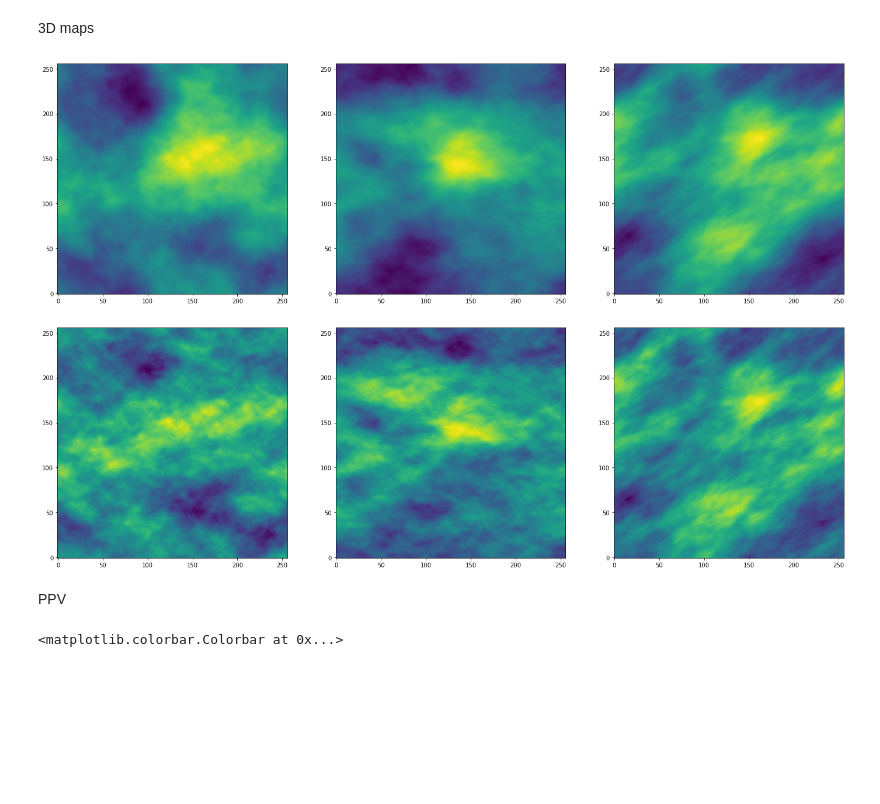
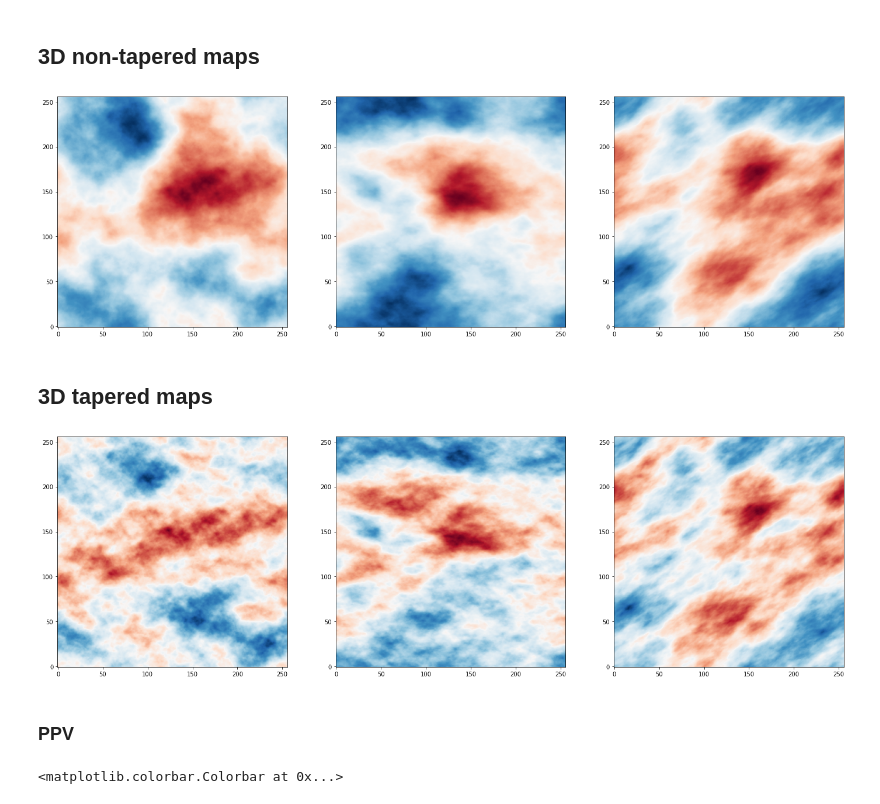
Before and after one commit to JavGVastro/PhD.Paper, a Jupyter notebook: Fake-Maps/fake-3d-tapered-maps.ipynb, the cells around one changed output. Drawn from its saved outputs; the diff is of its cells as text; code cells hidden in the pictures; blank space fills up the shorter version.

```diff
--- a/Fake-Maps/fake-3d-tapered-maps.ipynb
+++ b/Fake-Maps/fake-3d-tapered-maps.ipynb
@@ -21,5 +25,5 @@ from spectral_cube import SpectralCube
-# %% [markdown]
-3D maps
+# %% [markdown]
+## 3D non-tapered maps
 # %%
 r0 = 32.0
 N = 256
@@ -34,35 +38,37 @@ threeD_field = make_3dfield(
 
 plt.figure(figsize=[20, 6])
 plt.subplot(131)
-plt.imshow(threeD_field.mean(0), origin='lower')
+plt.imshow(threeD_field.mean(0), origin='lower', cmap="RdBu_r")
 plt.subplot(132)
-plt.imshow(threeD_field.mean(1), origin='lower')
+plt.imshow(threeD_field.mean(1), origin='lower',cmap="RdBu_r")
 plt.subplot(133)
-plt.imshow(threeD_field.mean(2), origin='lower')
+plt.imshow(threeD_field.mean(2), origin='lower',cmap="RdBu_r")
 plt.tight_layout()
 # %% [output]
-[figure, old version]
+[figure, new version]
+# %% [markdown]
+## 3D tapered maps
 # %%
 threeD_field = make_3dfield(
     N,
     ellip=0.5,
     theta=45,
     correlation_length=r0,
     powerlaw=3.0 + m,
     randomseed=2021_10_08)
 
 plt.figure(figsize=[20, 6])
 plt.subplot(131)
-plt.imshow(threeD_field.mean(0), origin='lower')
+plt.imshow(threeD_field.mean(0), origin='lower',cmap="RdBu_r")
 plt.subplot(132)
-plt.imshow(threeD_field.mean(1), origin='lower')
+plt.imshow(threeD_field.mean(1), origin='lower',cmap="RdBu_r")
 plt.subplot(133)
-plt.imshow(threeD_field.mean(2), origin='lower')
+plt.imshow(threeD_field.mean(2), origin='lower',cmap="RdBu_r")
 plt.tight_layout()
 # %% [output]
-[figure, old version]
+[figure, new version]
-# %% [markdown]
-PPV
+# %% [markdown]
+### PPV
 # %%
 velocity = make_3dfield(
     N,
```
Also changed, not shown: parts of 17 cells of this notebook, 1 other file.
